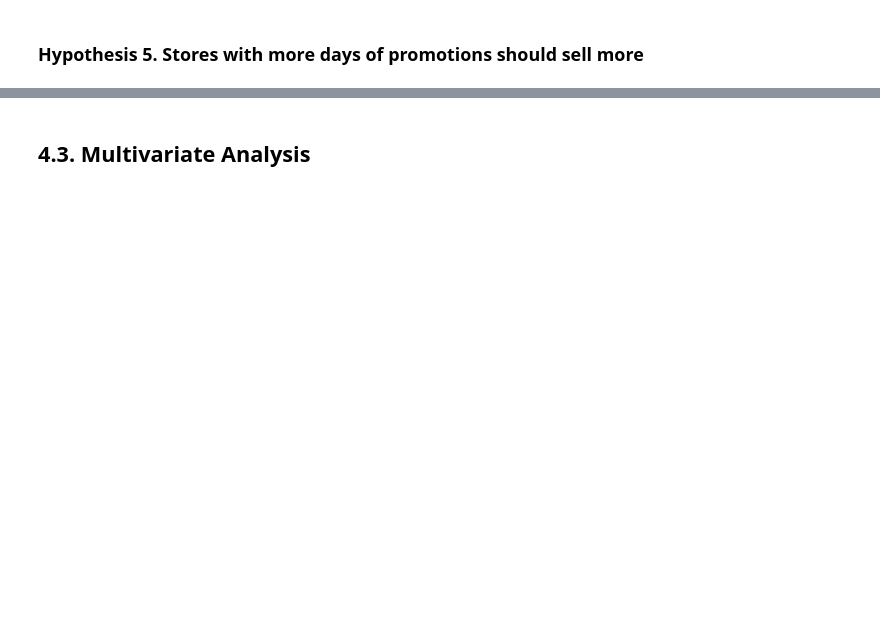
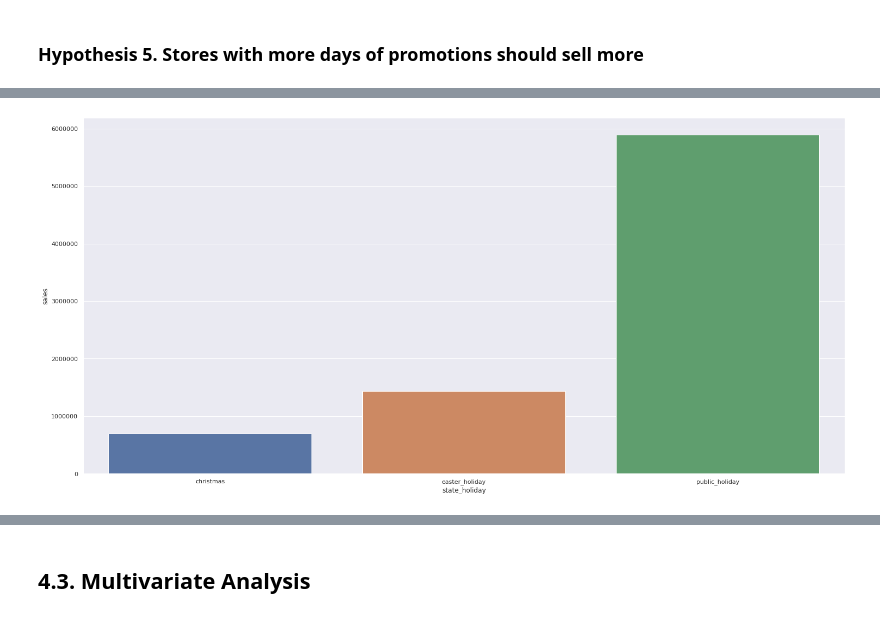
Before and after one commit to eduardoffonseca/Rossman-Store-Sales, a Jupyter notebook: rossmann_store_sales_prediction.ipynb, the cells around one changed output, grey strips where cells are left out. Saved outputs shown, nothing was run; the diff lists cells and outputs as text; code cells hidden in the pictures; blank space fills up the shorter version.

```diff
--- a/rossmann_store_sales_prediction.ipynb
+++ b/rossmann_store_sales_prediction.ipynb
@@ -634,0 +689,8 @@ x = sns.heatmap(aux1.corr(method='pearson'), annot=True );
+# %%
+aux1 = df4[df4['state_holiday'] != 'regular_day']
+
+aux2 = aux1[['state_holiday', 'sales']].groupby('state_holiday').sum().reset_index()
+
+sns.barplot(x = 'state_holiday', y = 'sales', data = aux2);
+# %% [output]
+[figure, added]
```
Also changed, not shown: parts of 23 cells of this notebook, 1 other file.
